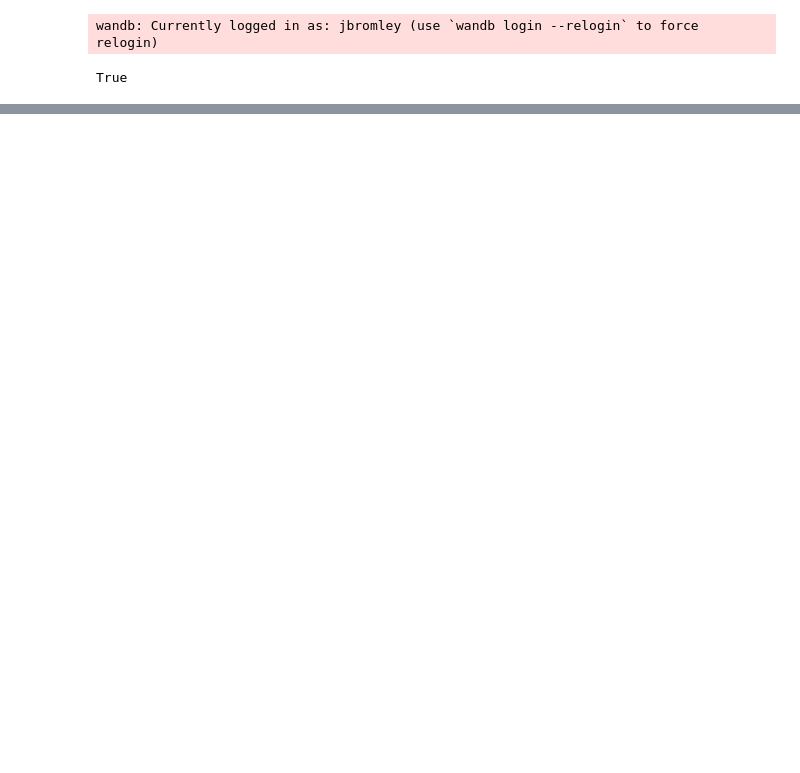
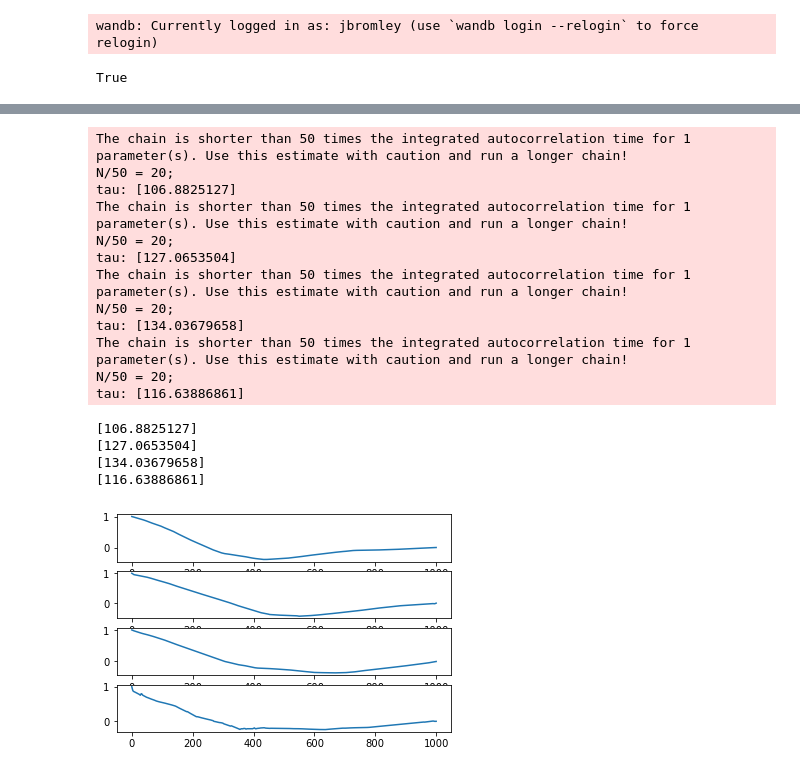
Before and after one commit to joshua-bromley/tessSignalInjection, a Jupyter notebook: mcmc/simpleSampler.ipynb, the cells around one changed output, grey strips where cells are left out. Cells and saved outputs as stored; diff of their text form; code cells hidden in the pictures; blank space fills up the shorter version.

```diff
--- a/mcmc/simpleSampler.ipynb
+++ b/mcmc/simpleSampler.ipynb
@@ -281,0 +325,26 @@ plt.show()
+# %%
+fig, ax = plt.subplots(4,1)
+for i in range(1,5):
+    acf = emcee.autocorr.function_1d(positions[:,i])
+    ax[i-1].plot(acf)
+    act = emcee.autocorr.integrated_time(positions[:,i], quiet = True)
+    print(act)
+plt.show()
+# %% [output]
+The chain is shorter than 50 times the integrated autocorrelation time for 1 parameter(s). Use this estimate with caution and run a longer chain!
+N/50 = 20;
+tau: [106.8825127]
+The chain is shorter than 50 times the integrated autocorrelation time for 1 parameter(s). Use this estimate with caution and run a longer chain!
+N/50 = 20;
+tau: [127.0653504]
+The chain is shorter than 50 times the integrated autocorrelation time for 1 parameter(s). Use this estimate with caution and run a longer chain!
+N/50 = 20;
+tau: [134.03679658]
+The chain is shorter than 50 times the integrated autocorrelation time for 1 parameter(s). Use this estimate with caution and run a longer chain!
+N/50 = 20;
+tau: [116.63886861]
+[106.8825127]
+[127.0653504]
+[134.03679658]
+[116.63886861]
+[figure, added]
```
Also changed, not shown: parts of 8 cells of this notebook.
